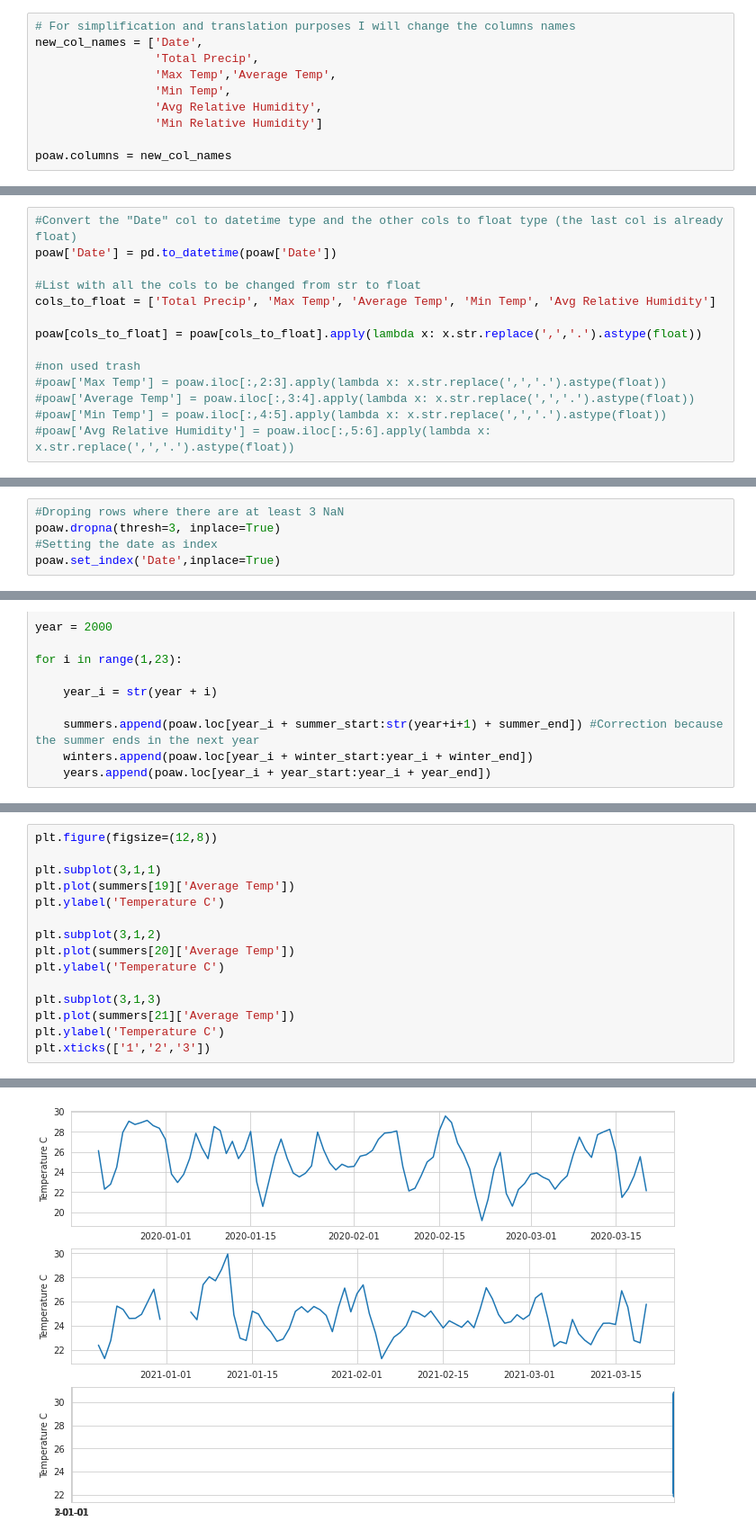
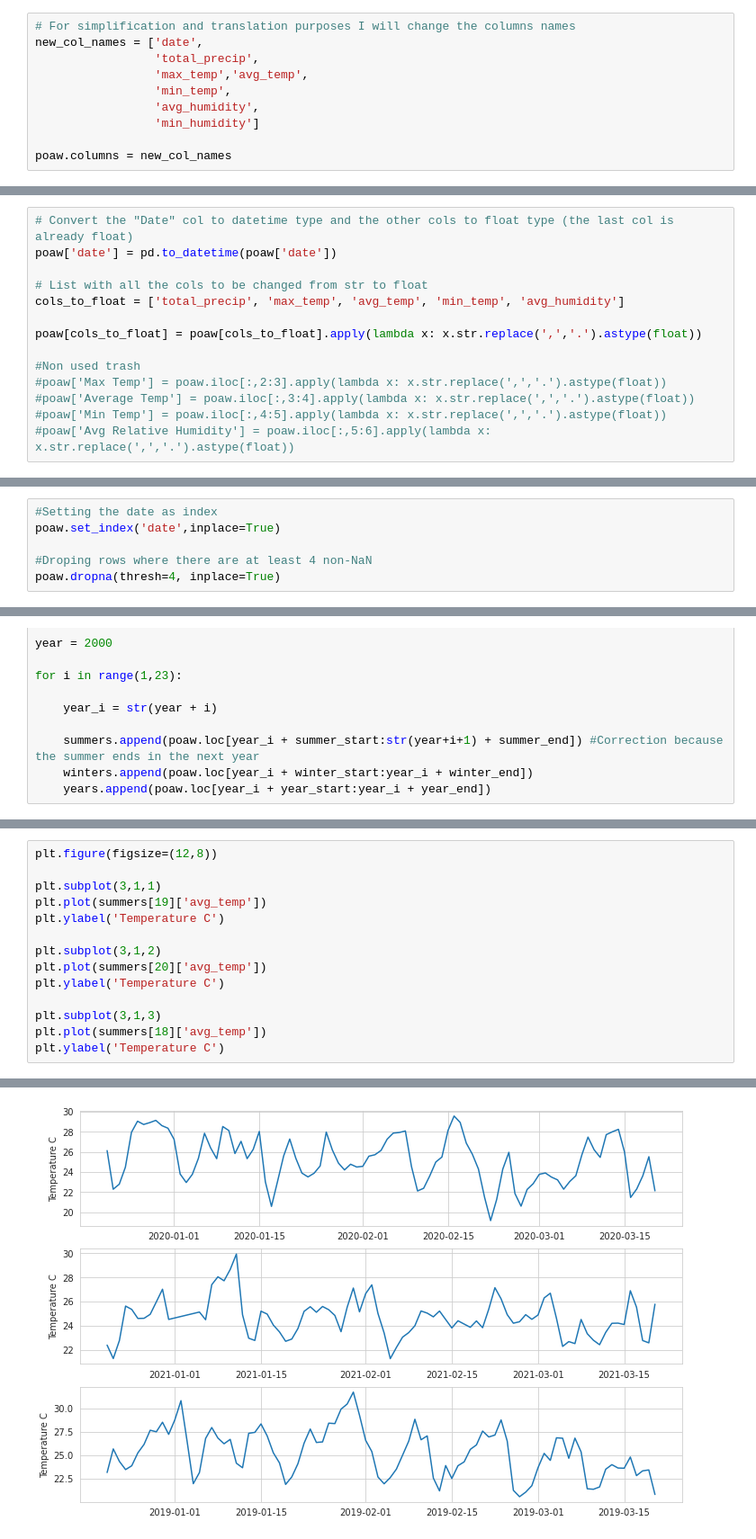
Before and after one commit to attrindade/poa-weather-analysis, a Jupyter notebook: weather-comparation.ipynb, the cells around one changed output, grey strips where cells are left out. Shown at 90% size. Saved outputs shown, nothing was run; the diff lists cells and outputs as text.

```diff
--- a/weather-comparation.ipynb
+++ b/weather-comparation.ipynb
@@ -28,10 +71,10 @@ poaw.drop(labels='Unnamed: 7',axis=1,inplace=True)
 # %%
 # For simplification and translation purposes I will change the columns names
-new_col_names = ['Date',
-                 'Total Precip',
-                 'Max Temp','Average Temp',
-                 'Min Temp',
-                 'Avg Relative Humidity',
-                 'Min Relative Humidity']
+new_col_names = ['date',
+                 'total_precip',
+                 'max_temp','avg_temp',
+                 'min_temp',
+                 'avg_humidity',
+                 'min_humidity']
 
 poaw.columns = new_col_names
@@ -47,13 +83,13 @@ poaw.head()
 # %%
-#Convert the "Date" col to datetime type and the other cols to float type (the last col is already float)
-poaw['Date'] = pd.to_datetime(poaw['Date'])
+# Convert the "Date" col to datetime type and the other cols to float type (the last col is already float)
+poaw['date'] = pd.to_datetime(poaw['date'])
 
-#List with all the cols to be changed from str to float
-cols_to_float = ['Total Precip', 'Max Temp', 'Average Temp', 'Min Temp', 'Avg Relative Humidity']
+# List with all the cols to be changed from str to float
+cols_to_float = ['total_precip', 'max_temp', 'avg_temp', 'min_temp', 'avg_humidity']
 
 poaw[cols_to_float] = poaw[cols_to_float].apply(lambda x: x.str.replace(',','.').astype(float))
 
-#non used trash
+#Non used trash
 #poaw['Max Temp'] = poaw.iloc[:,2:3].apply(lambda x: x.str.replace(',','.').astype(float))
 #poaw['Average Temp'] = poaw.iloc[:,3:4].apply(lambda x: x.str.replace(',','.').astype(float))
 #poaw['Min Temp'] = poaw.iloc[:,4:5].apply(lambda x: x.str.replace(',','.').astype(float))
@@ -78,5 +131,6 @@ memory usage: 423.4 KB
 # %%
-#Droping rows where there are at least 3 NaN
-poaw.dropna(thresh=3, inplace=True)
 #Setting the date as index
-poaw.set_index('Date',inplace=True)
+poaw.set_index('date',inplace=True)
+
+#Droping rows where there are at least 4 non-NaN
+poaw.dropna(thresh=4, inplace=True)
@@ -154,15 +224,14 @@ summers[19].plot(y='Average Temp')
 plt.figure(figsize=(12,8))
 
 plt.subplot(3,1,1)
-plt.plot(summers[19]['Average Temp'])
+plt.plot(summers[19]['avg_temp'])
 plt.ylabel('Temperature C')
 
 plt.subplot(3,1,2)
-plt.plot(summers[20]['Average Temp'])
+plt.plot(summers[20]['avg_temp'])
 plt.ylabel('Temperature C')
 
 plt.subplot(3,1,3)
-plt.plot(summers[21]['Average Temp'])
+plt.plot(summers[18]['avg_temp'])
 plt.ylabel('Temperature C')
-plt.xticks(['1','2','3'])
 # %% [output]
@@ -173 +239 @@ plt.xticks(['1','2','3'])
-[figure, old version]
+[figure, new version]
```
Also changed, not shown: parts of 23 cells of this notebook.
